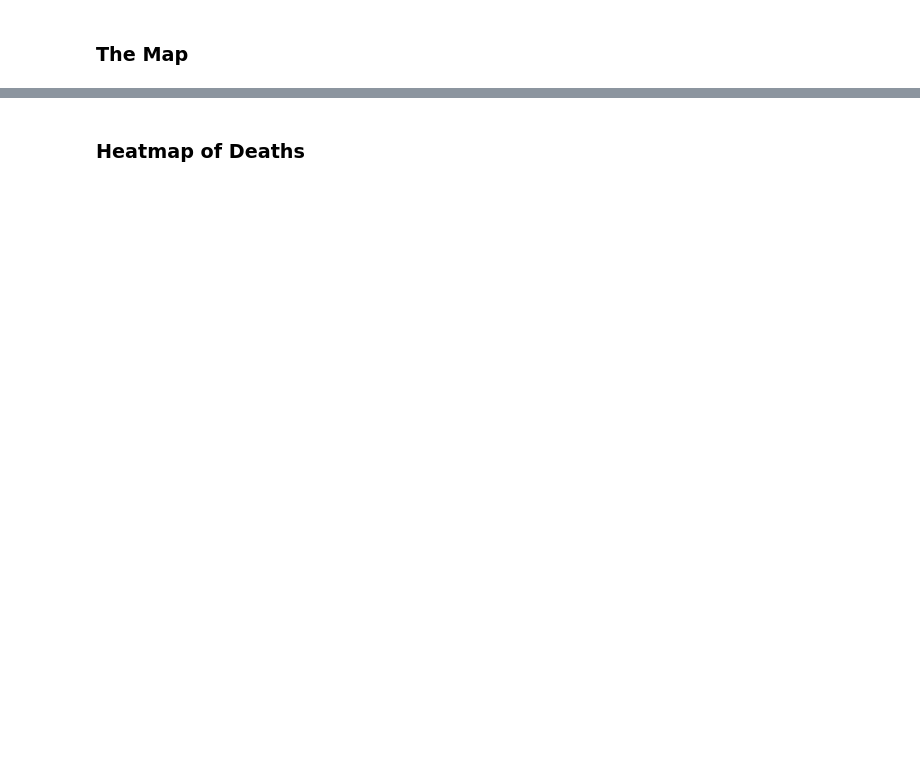
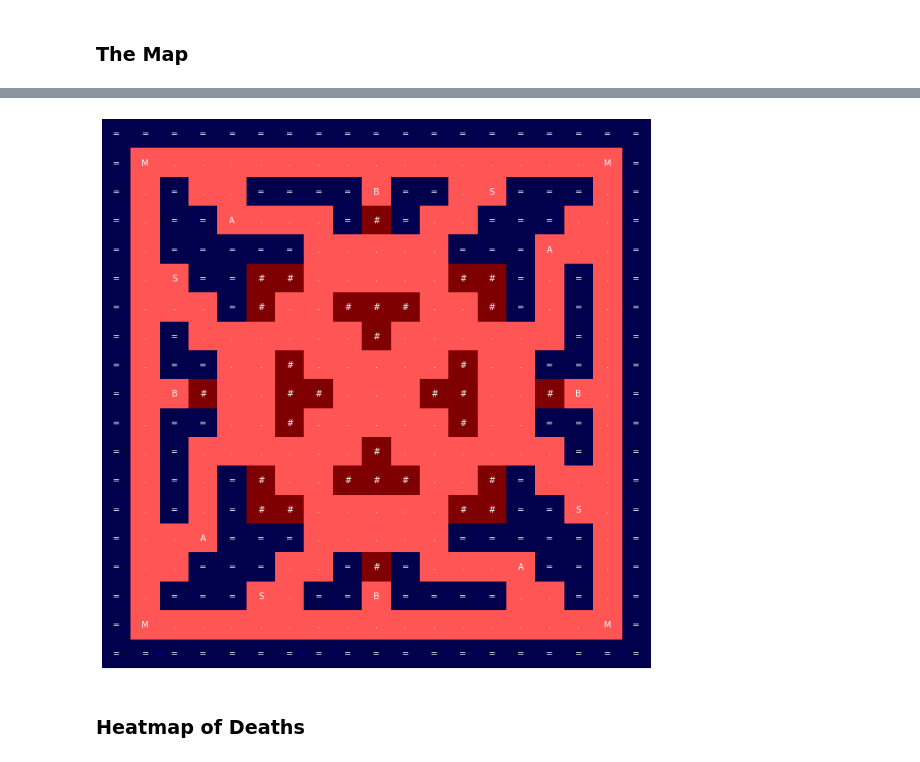
Before and after one commit to filip-komarzyniec/GUPB, a Jupyter notebook: log-parse/log_analyzer.ipynb, the cells around one changed output, grey strips where cells are left out. Saved outputs shown, nothing was run; the diff lists cells and outputs as text; code cells hidden in the pictures; blank space fills up the shorter version.

```diff
--- a/log-parse/log_analyzer.ipynb
+++ b/log-parse/log_analyzer.ipynb
@@ -151 +152,23 @@ def split_lost_games_based_on_reason(games, bot_name):
     return lost_games, fault_games
+# %%
+def load_arena(arena_name):
+    arena_path = f'../resources/arenas/{arena_name}.gupb'
+    with open(arena_path) as arena_file:
+        arena = arena_file.readlines()
+        size = (len(arena[0]) - 1, len(arena))
+    return arena, size
+# %%
+def draw_map(loaded_arena, arena_size):
+    TERRAIN_TILES = {'=': 50, '.': 150, '#': 200}
+    terrain_map = np.zeros(arena_size, dtype=np.int16)
+
+    fig, ax = plt.subplots(figsize=(16, 12))
+    plt.axis('off')
+
+    for i in range(arena_size[0]):
+        for j in range(arena_size[1]):
+            terrain = loaded_arena[j][i]
+            terrain_map[j,i] = TERRAIN_TILES.get(terrain, 150)
+            ax.text(i, j, terrain, ha='center', va='center', color='w')
+
+    ax.imshow(terrain_map, cmap='seismic')
@@ -346,0 +388,3 @@ lost_games_df.groupby(['reason']).agg(count=('coords', 'count'))
+# %%
+loaded_arena, arena_size = load_arena(map_to_analyse)
+print(''.join(loaded_arena))
@@ -347,2 +411,6 @@ lost_games_df.groupby(['reason']).agg(count=('coords', 'count'))
+# %%
+draw_map(loaded_arena=loaded_arena, arena_size=arena_size)
+# %% [output]
+[figure, added]
 # %% [markdown]
 ### Heatmap of Deaths
```
Also changed, not shown: parts of 12 cells of this notebook, 1 other file.
